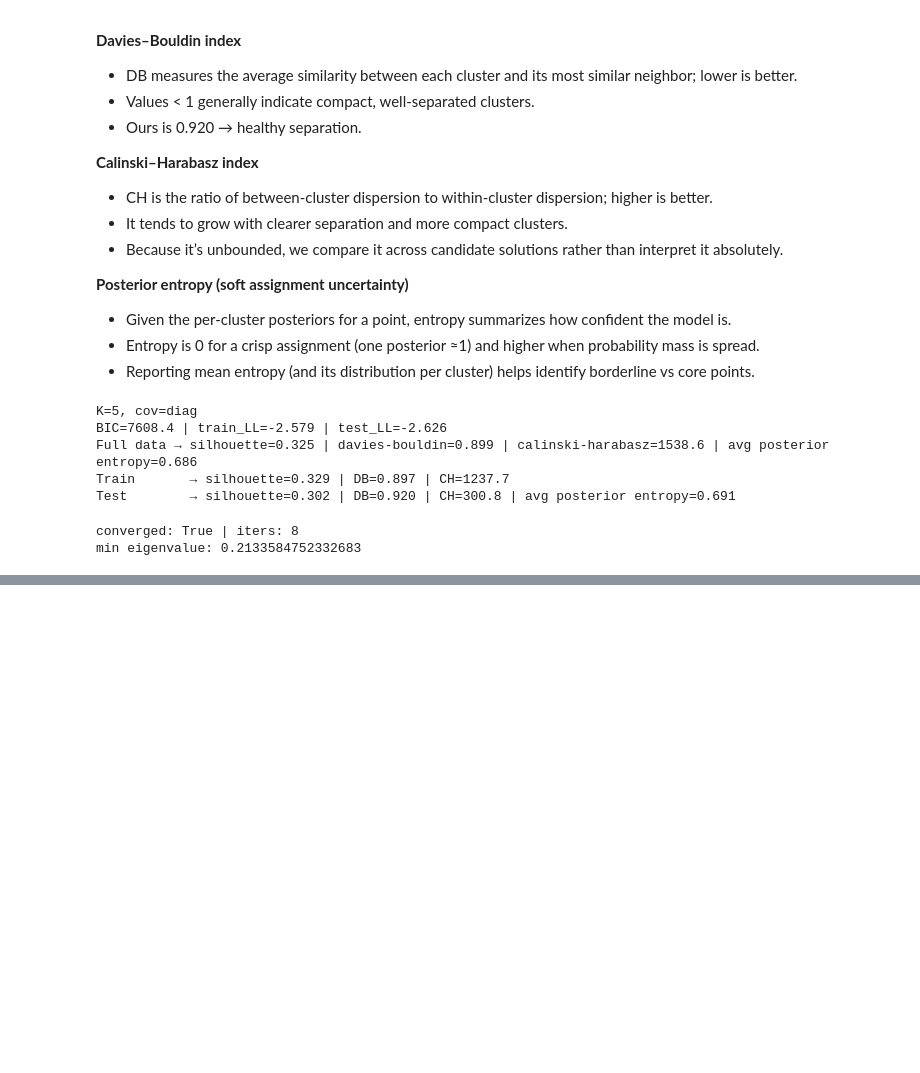
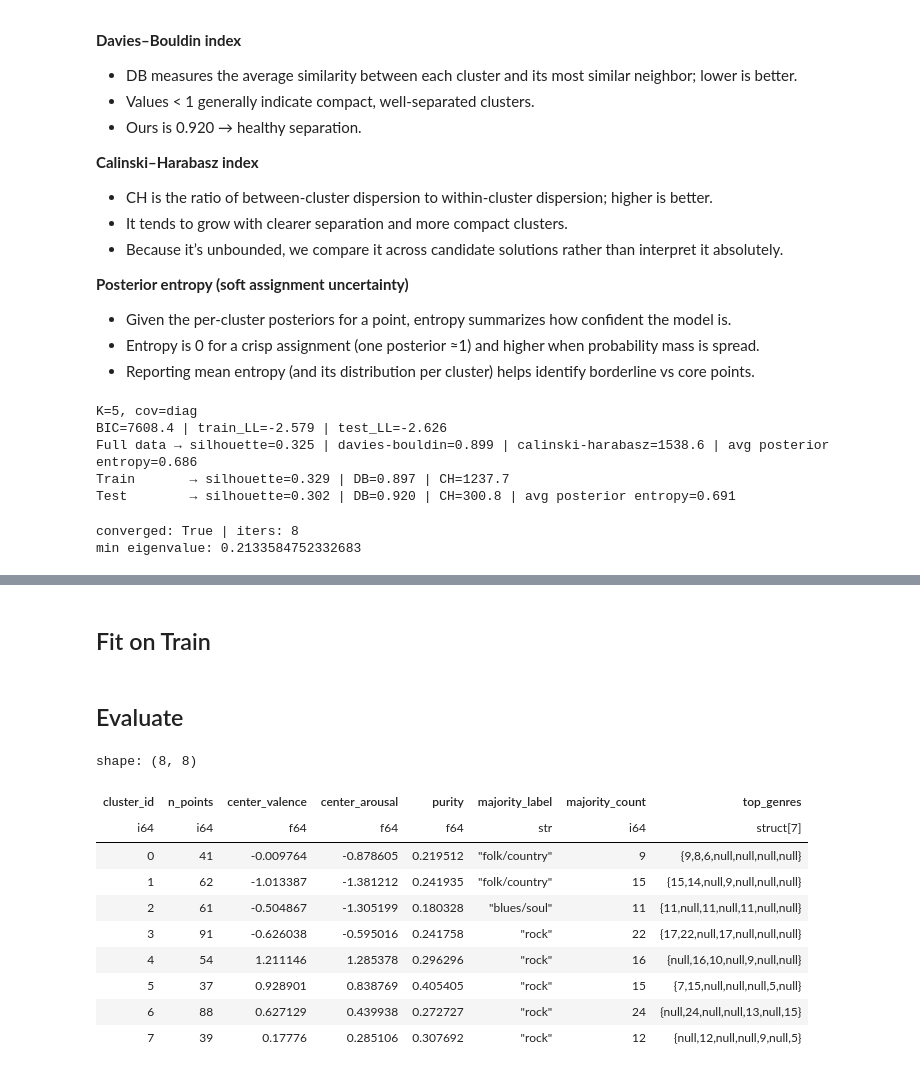
Before and after one commit to keimiii/moodsic, a Jupyter notebook: notebooks/deam/deam_clustering (des).ipynb, the cells around one changed output, grey strips where cells are left out. Drawn from its saved outputs; the diff is of its cells as text; code cells hidden in the pictures; blank space fills up the shorter version.

```diff
--- a/notebooks/deam/deam_clustering (des).ipynb
+++ b/notebooks/deam/deam_clustering (des).ipynb
@@ -695,0 +706,2 @@ min eigenvalue: 0.2133584752332683
+# %% [markdown]
+## Fit on Train
@@ -695,0 +728,45 @@ min eigenvalue: 0.2133584752332683
+# %% [markdown]
+## Evaluate
+# %%
+sil = None
+if uniq_cls.size >= 2:
+    sil = silhouette_score(X_all[non_noise], labels_all[non_noise], metric="euclidean")
+
+rows = []
+for cid in sorted(uniq_cls):
+    m = labels_all == cid
+    Xi = X_all[m]
+    center = Xi.mean(axis=0)
+    cnts = Counter(genres_all[m])
+    maj_label, maj_count = cnts.most_common(1)[0]
+    purity = maj_count / m.sum()
+    top3 = dict(cnts.most_common(3))
+
+    rows.append(
+        {
+            "cluster_id": int(cid),
+            "n_points": int(m.sum()),
+            "center_valence": float(center[0]),
+            "center_arousal": float(center[1]),
+            "purity": float(purity),
+            "majority_label": maj_label,
+            "majority_count": int(maj_count),
+            "top_genres": top3,
+        }
+    )
+
+# Polars report (optional to display/inspect)
+cluster_report_pl = pl.DataFrame(rows).sort("cluster_id")
+cluster_report_pl
+# %% [output]
+shape: (8, 8)
+| cluster_id | n_points | center_valence | center_arousal | purity | majority_label | majority_count | top_genres |
+| i64 | i64 | f64 | f64 | f64 | str | i64 | struct[7] |
+| 0 | 41 | -0.009764 | -0.878605 | 0.219512 | "folk/country" | 9 | {9,8,6,null,null,null,null} |
+| 1 | 62 | -1.013387 | -1.381212 | 0.241935 | "folk/country" | 15 | {15,14,null,9,null,null,null} |
+| 2 | 61 | -0.504867 | -1.305199 | 0.180328 | "blues/soul" | 11 | {11,null,11,null,11,null,null} |
+| 3 | 91 | -0.626038 | -0.595016 | 0.241758 | "rock" | 22 | {17,22,null,17,null,null,null} |
+| 4 | 54 | 1.211146 | 1.285378 | 0.296296 | "rock" | 16 | {null,16,10,null,9,null,null} |
+| 5 | 37 | 0.928901 | 0.838769 | 0.405405 | "rock" | 15 | {7,15,null,null,null,5,null} |
+| 6 | 88 | 0.627129 | 0.439938 | 0.272727 | "rock" | 24 | {null,24,null,null,13,null,15} |
+| 7 | 39 | 0.17776 | 0.285106 | 0.307692 | "rock" | 12 | {null,12,null,null,9,null,5} |
```
Also changed, not shown: parts of 13 cells of this notebook.
